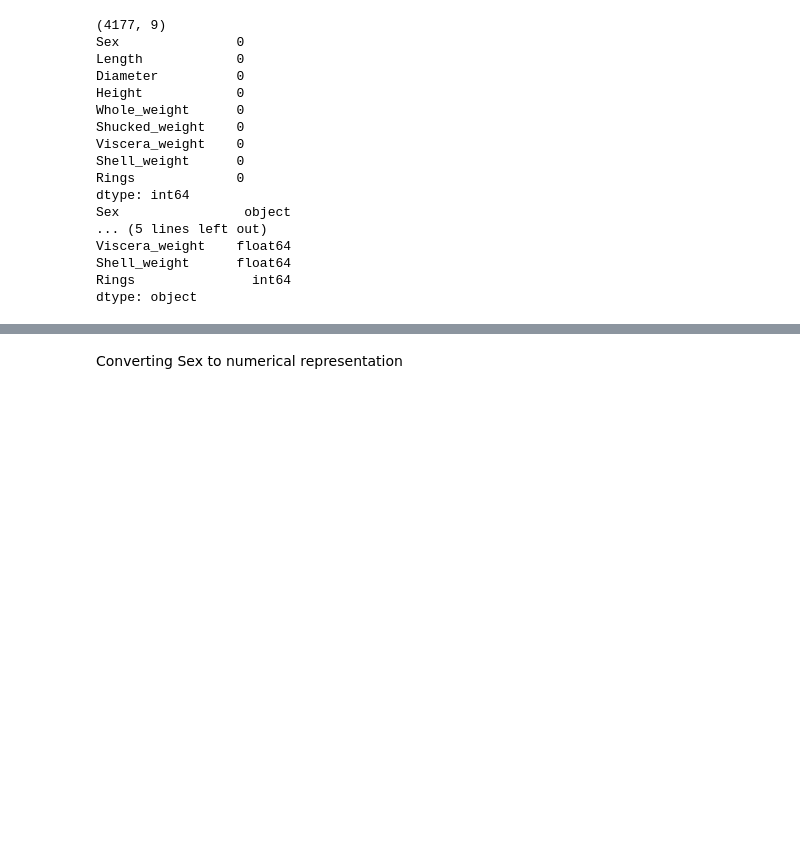
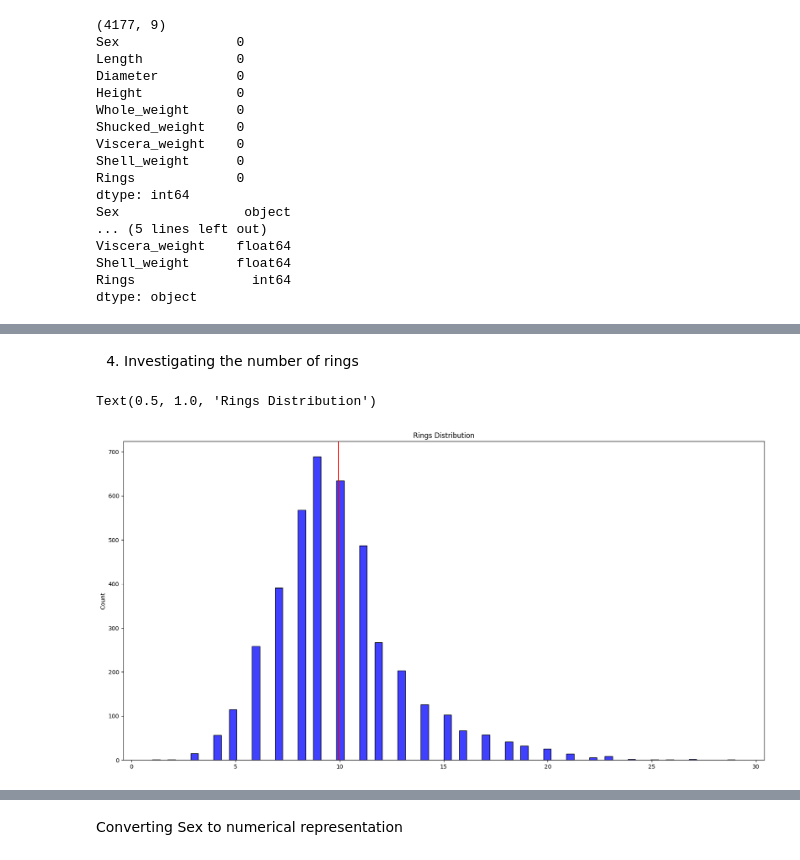
Before and after one commit to chikeorah/ML, a Jupyter notebook: abalone-ML.ipynb, the cells around one changed output, grey strips where cells are left out. Drawn from its saved outputs; the diff is of its cells as text; code cells hidden in the pictures; blank space fills up the shorter version.

```diff
--- a/abalone-ML.ipynb
+++ b/abalone-ML.ipynb
@@ -76,0 +84,19 @@ plt.xticks(rotation=45)
+# %% [markdown]
+4. Investigating the number of rings
+# %%
+#investigating number of rings in the dataset
+rings = abalone_data['Rings'].values
+
+sns.histplot(rings, color = 'blue');
+
+# Calculating the mean
+mean = abalone_data['Rings'].mean()
+
+#ploting the mean
+plt.axvline(mean, 0,1, color = 'red')
+
+#adding a title
+plt.title('Rings Distribution')
+# %% [output]
+Text(0.5, 1.0, 'Rings Distribution')
+[figure, added]
```
Also changed, not shown: parts of 11 cells of this notebook, 1 other file.
